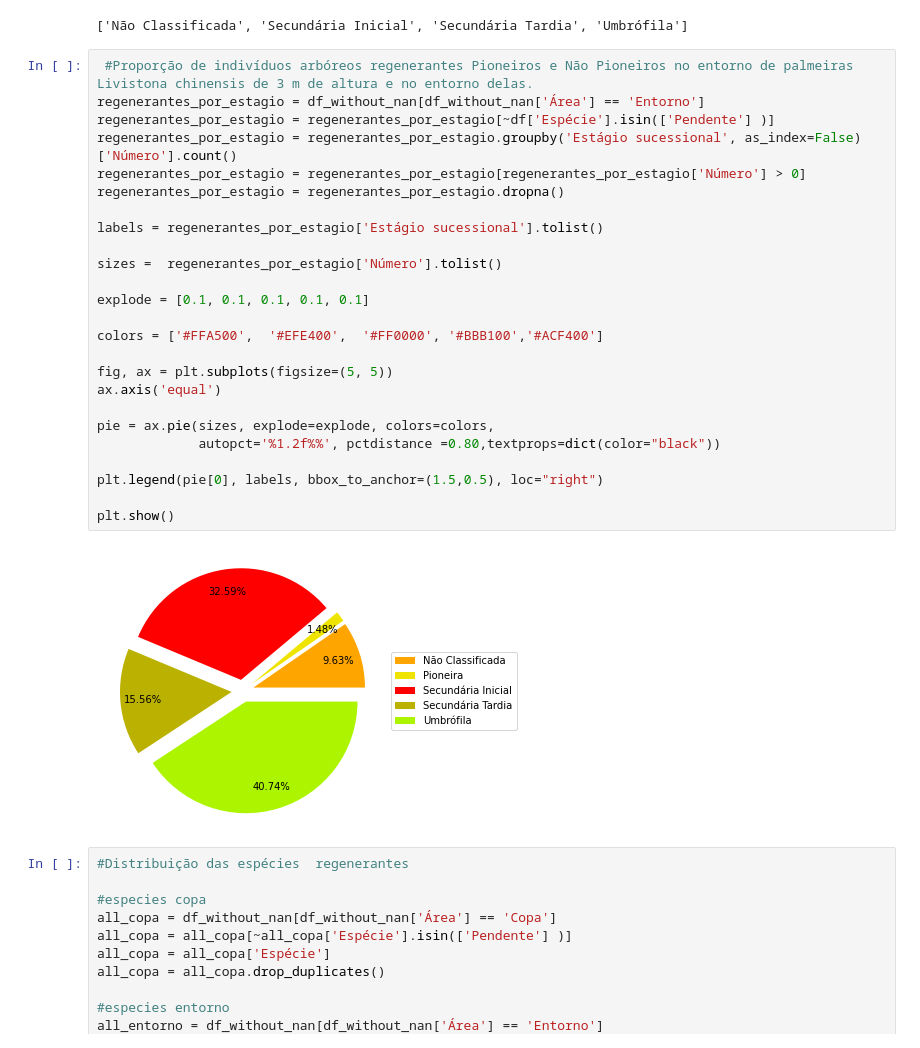
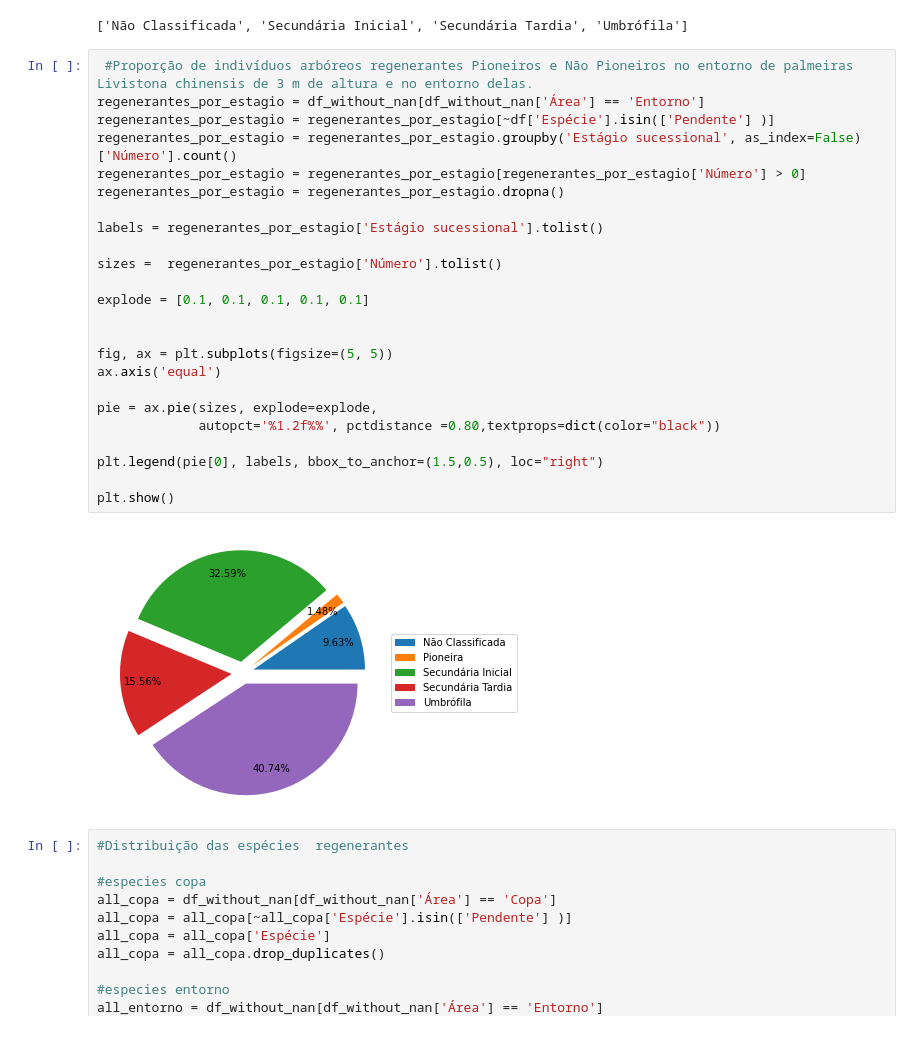
Before and after one commit to taniagmangolini/PalmeiraLequeDaChinaPEC, a Jupyter notebook: analise_palm_3m.ipynb, the cells around one changed output. Saved outputs shown, nothing was run; the diff lists cells and outputs as text.

```diff
--- a/analise_palm_3m.ipynb
+++ b/analise_palm_3m.ipynb
@@ -442,30 +442,29 @@ labels
 # %%
  #Proporção de indivíduos arbóreos regenerantes Pioneiros e Não Pioneiros no entorno de palmeiras Livistona chinensis de 3 m de altura e no entorno delas.
 regenerantes_por_estagio = df_without_nan[df_without_nan['Área'] == 'Entorno']
 regenerantes_por_estagio = regenerantes_por_estagio[~df['Espécie'].isin(['Pendente'] )]
 regenerantes_por_estagio = regenerantes_por_estagio.groupby('Estágio sucessional', as_index=False)['Número'].count()
 regenerantes_por_estagio = regenerantes_por_estagio[regenerantes_por_estagio['Número'] > 0]
 regenerantes_por_estagio = regenerantes_por_estagio.dropna()
 
 labels = regenerantes_por_estagio['Estágio sucessional'].tolist()
 
 sizes =  regenerantes_por_estagio['Número'].tolist()
 
 explode = [0.1, 0.1, 0.1, 0.1, 0.1]
 
-colors = ['#FFA500',  '#EFE400',  '#FF0000', '#BBB100','#ACF400']
 
 fig, ax = plt.subplots(figsize=(5, 5))
 ax.axis('equal')
 
-pie = ax.pie(sizes, explode=explode, colors=colors,
+pie = ax.pie(sizes, explode=explode,
              autopct='%1.2f%%', pctdistance =0.80,textprops=dict(color="black"))
 
 plt.legend(pie[0], labels, bbox_to_anchor=(1.5,0.5), loc="right")
 
 plt.show()
 # %% [output]
-[figure, old version]
+[figure, new version]
 # %%
 #Distribuição das espécies  regenerantes
 
```
